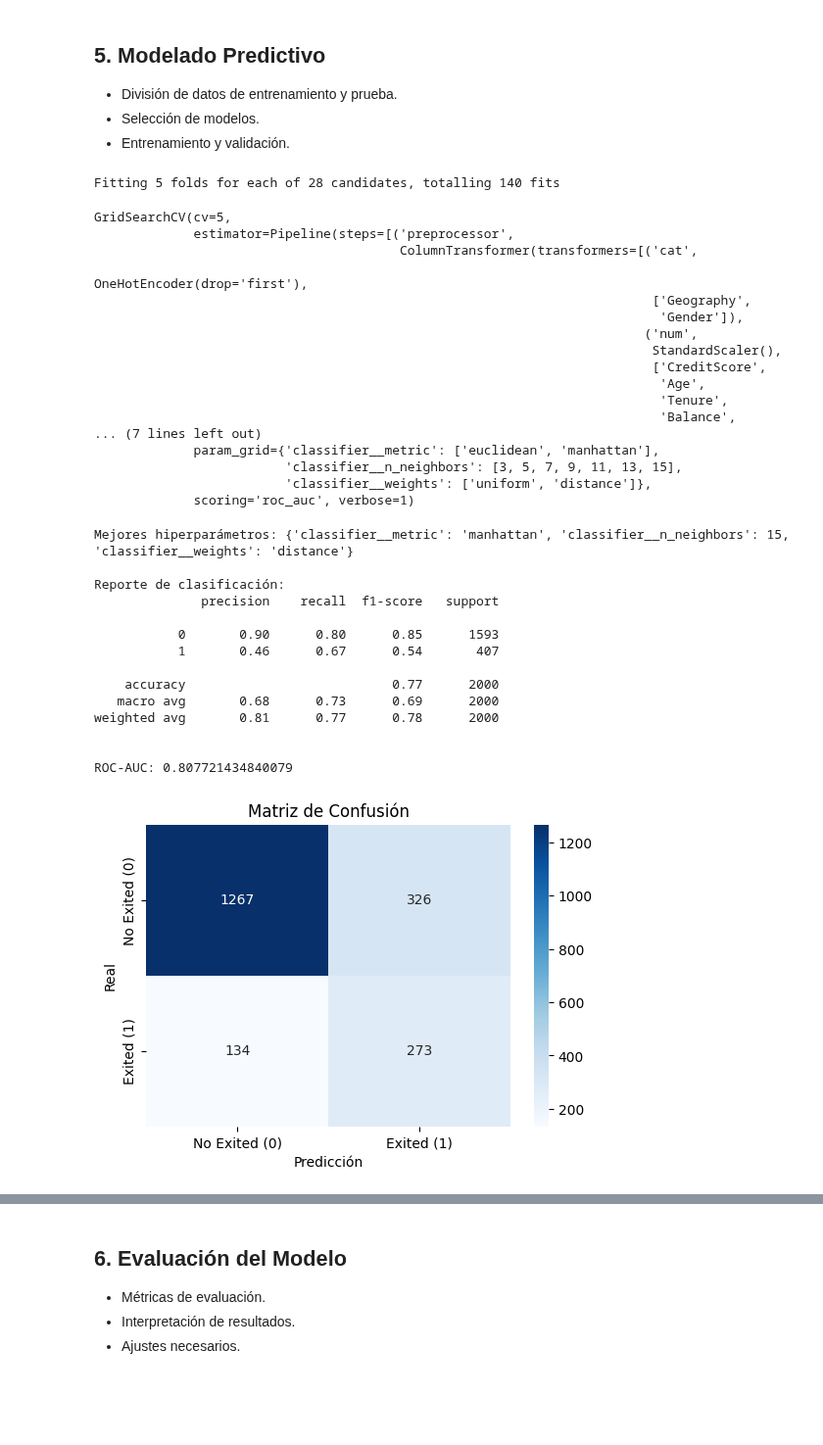
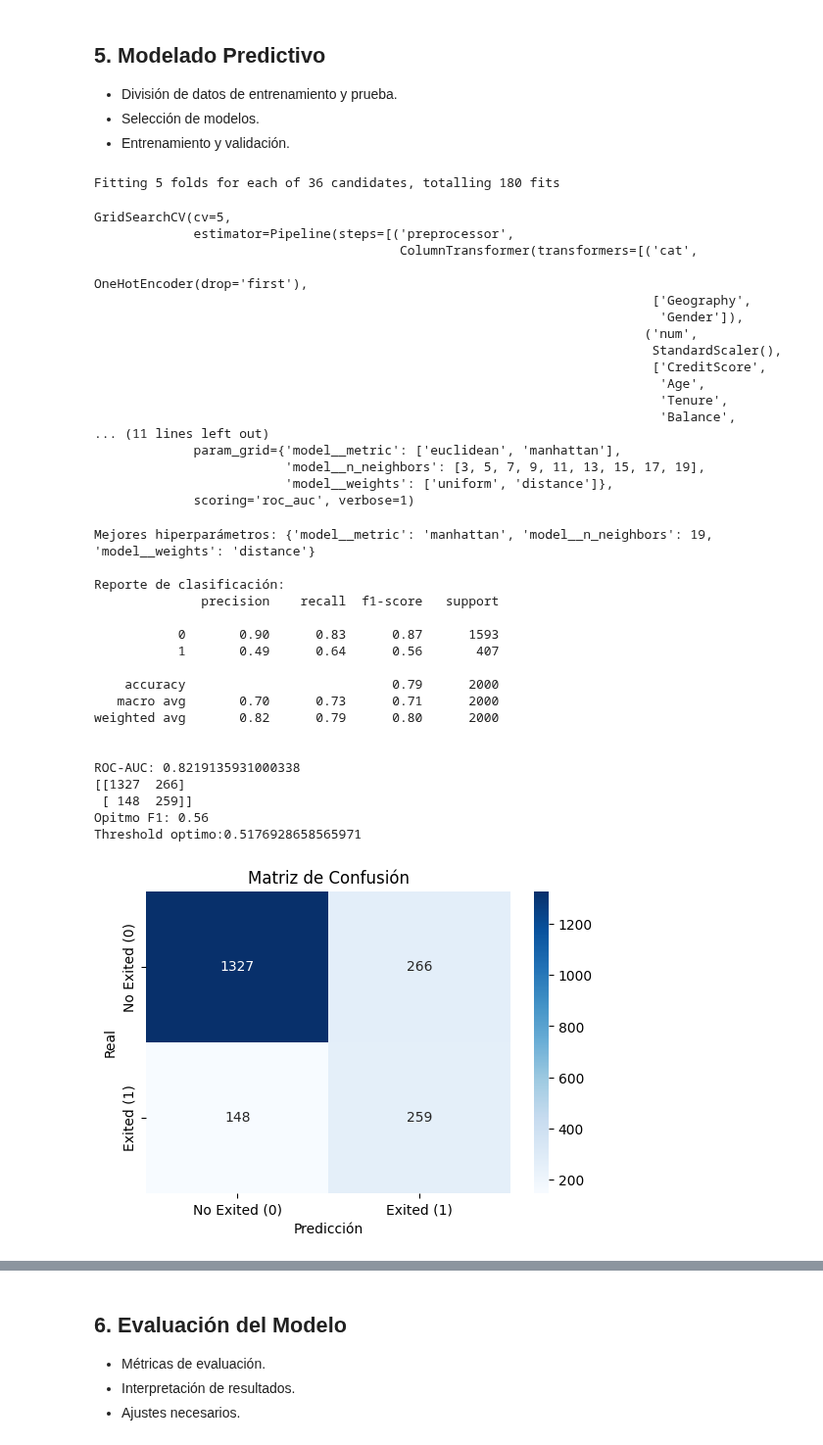
Before and after one commit to DarkinMC/CustomerChurn_Prediction_BankingSector_1AN-213_HAN_G4, a Jupyter notebook: Bank_customer_churn_pred.ipynb, the cells around one changed output, grey strips where cells are left out. Shown at 98% size. Saved outputs shown, nothing was run; the diff lists cells and outputs as text; code cells hidden in the pictures; blank space fills up the shorter version.

```diff
--- a/Bank_customer_churn_pred.ipynb
+++ b/Bank_customer_churn_pred.ipynb
@@ -246,8 +246,10 @@ from sklearn.compose import ColumnTransformer
 from sklearn.neighbors import KNeighborsClassifier
 from sklearn.metrics import classification_report, confusion_matrix, roc_auc_score
 from imblearn.over_sampling import SMOTE
+from imblearn.under_sampling import RandomUnderSampler
 from imblearn.pipeline import Pipeline as imbpipeline
 from sklearn.metrics import roc_curve, auc
+from sklearn.metrics import precision_recall_curve
 
 df_knn = df
 X = df_knn.drop('Exited', axis=1)
@@ -273,17 +275,19 @@ preprocessor = ColumnTransformer(
         ('num', StandardScaler(), num_features)
     ]
 )
-pipeline = imbpipeline(steps=[
-    ('preprocessor', preprocessor),  # Preprocesamiento
-    ('smote', SMOTE(random_state=42)),  # Oversampling de la clase minoritaria
-    ('classifier', KNeighborsClassifier())  # Modelo KNN
-])
+over = SMOTE(sampling_strategy=0.5, k_neighbors=10)
+under = RandomUnderSampler(sampling_strategy=0.8)
+pipeline = imbpipeline([('preprocessor', preprocessor),
+                       ('over', over),
+                       ('under', under),
+                       ('model', KNeighborsClassifier())])
 # %%
 # Definir la grilla de hiperparámetros
 param_grid = {
-    'classifier__n_neighbors': list(range(3, 16, 2)),  # Valores de k: 3,5,7,9,11,13,15
-    'classifier__weights': ['uniform', 'distance'],     # Ponderación por distancia
-    'classifier__metric': ['euclidean', 'manhattan']   # Métricas de distancia
+    'model__n_neighbors': list(range(3, 20, 2)),  # Valores de k
+    'model__weights': ['uniform', 'distance'],     # Ponderación por distancia
+    'model__metric': ['euclidean', 'manhattan']   # Métricas de distancia
+
 }
 
 # Búsqueda con validación cruzada (5 folds)
@@ -299,7 +303,7 @@ grid_search = GridSearchCV(
 # Entrenar el modelo
 grid_search.fit(X_train, y_train)
 # %% [output]
-Fitting 5 folds for each of 28 candidates, totalling 140 fits
+Fitting 5 folds for each of 36 candidates, totalling 180 fits
 GridSearchCV(cv=5,
              estimator=Pipeline(steps=[('preprocessor',
                                         ColumnTransformer(transformers=[('cat',
@@ -312,10 +316,10 @@ GridSearchCV(cv=5,
                                                                           'Age',
                                                                           'Tenure',
                                                                           'Balance',
-... (7 lines left out)
-             param_grid={'classifier__metric': ['euclidean', 'manhattan'],
-                         'classifier__n_neighbors': [3, 5, 7, 9, 11, 13, 15],
-                         'classifier__weights': ['uniform', 'distance']},
+... (11 lines left out)
+             param_grid={'model__metric': ['euclidean', 'manhattan'],
+                         'model__n_neighbors': [3, 5, 7, 9, 11, 13, 15, 17, 19],
+                         'model__weights': ['uniform', 'distance']},
              scoring='roc_auc', verbose=1)
 # %%
 print("Mejores hiperparámetros:", grid_search.best_params_)
@@ -329,49 +333,76 @@ print("\nReporte de clasificación:")
 print(classification_report(y_test, y_pred))
 
 print("\nROC-AUC:", roc_auc_score(y_test, y_proba))
-
 # Generar matriz de confusión
 cm = confusion_matrix(y_test, y_pred)
+print(cm)
+# Encontrar el threshold que maximiza F1-Score
+precision, recall, thresholds = precision_recall_curve(y_test, y_proba)
+f1_scores = 2 * (precision * recall) / (precision + recall + 1e-9)
+optimal_idx = np.argmax(f1_scores)
+optimal_threshold = thresholds[optimal_idx]
+print(f'Opitmo F1: {f1_scores[optimal_idx]:.2f}')
+print(f'Threshold optimo:{optimal_threshold}')
 
-# Crear gráfico
+# Crear gráfico matriz de confusión
 plt.figure(figsize=(6, 4))
 sns.heatmap(cm, annot=True, fmt='d', cmap='Blues',
             xticklabels=['No Exited (0)', 'Exited (1)'],
             yticklabels=['No Exited (0)', 'Exited (1)'])
 plt.title('Matriz de Confusión')
 plt.xlabel('Predicción')
 plt.ylabel('Real')
 plt.show()
 
 # Calcular curva ROC
 fpr, tpr, thresholds = roc_curve(y_test, y_proba)
 roc_auc = auc(fpr, tpr)
 
-# Crear gráfico
+# Crear gráfico curva ROC
 plt.figure(figsize=(8, 6))
 plt.plot(fpr, tpr, color='darkorange', lw=2,
          label=f'Curva ROC (AUC = {roc_auc:.2f})')
 plt.plot([0, 1], [0, 1], color='navy', lw=2, linestyle='--', label='Clasificador Aleatorio')
 plt.xlim([0.0, 1.0])
 plt.ylim([0.0, 1.05])
 plt.xlabel('Tasa de Falsos Positivos (FPR)')
 plt.ylabel('Tasa de Verdaderos Positivos (TPR)')
 plt.title('Curva ROC - Modelo KNN')
 plt.legend(loc='lower right')
 plt.show()
+
+#Grafico optimal f1
+plt.figure(figsize=(8, 6))
+plt.plot(recall, precision, label='Curva Precision-Recall')
+plt.scatter(recall[optimal_idx], precision[optimal_idx], c='red',
+            label=f'Óptimo (F1={f1_scores[optimal_idx]:.2f})')
+plt.xlabel('Recall')
+plt.ylabel('Precisión')
+plt.legend()
+plt.show()
+#Threshold óptimo: 0.5177 (cercano al default de 0.5).
+#Resultados:
+#F1-Score (Exited=1): 0.56 (límite bajo para problemas críticos de retención).
+#Recall (Exited=1): 64% (1 de cada 3 abandonos no detectado).
+#Precisión (Exited=1): 49% (casi la mitad de las alertas son falsas).
+#ROC-AUC: 0.821 (buena capacidad discriminativa, pero no aprovechada).
 # %% [output]
-Mejores hiperparámetros: {'classifier__metric': 'manhattan', 'classifier__n_neighbors': 15, 'classifier__weights': 'distance'}
+Mejores hiperparámetros: {'model__metric': 'manhattan', 'model__n_neighbors': 19, 'model__weights': 'distance'}
 
 Reporte de clasificación:
               precision    recall  f1-score   support
 
-           0       0.90      0.80      0.85      1593
-           1       0.46      0.67      0.54       407
+           0       0.90      0.83      0.87      1593
+           1       0.49      0.64      0.56       407
 
-    accuracy                           0.77      2000
-   macro avg       0.68      0.73      0.69      2000
-weighted avg       0.81      0.77      0.78      2000
+    accuracy                           0.79      2000
+   macro avg       0.70      0.73      0.71      2000
+weighted avg       0.82      0.79      0.80      2000
 
 
-ROC-AUC: 0.807721434840079
+ROC-AUC: 0.8219135931000338
+[[1327  266]
+ [ 148  259]]
+Opitmo F1: 0.56
+Threshold optimo:0.5176928658565971
-[figure, old version]
+[figure, new version]
```
Also changed, not shown: parts of 1 cell of this notebook.
